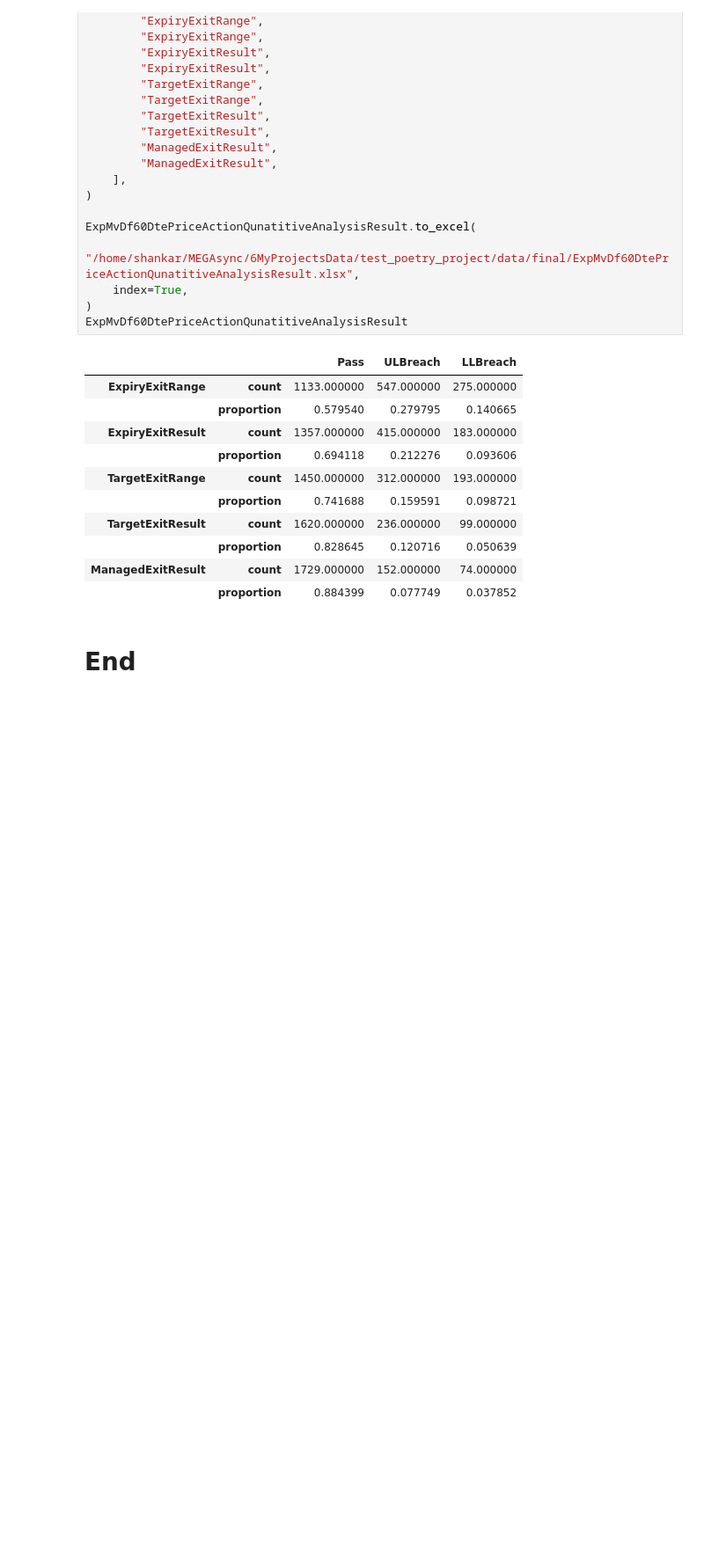
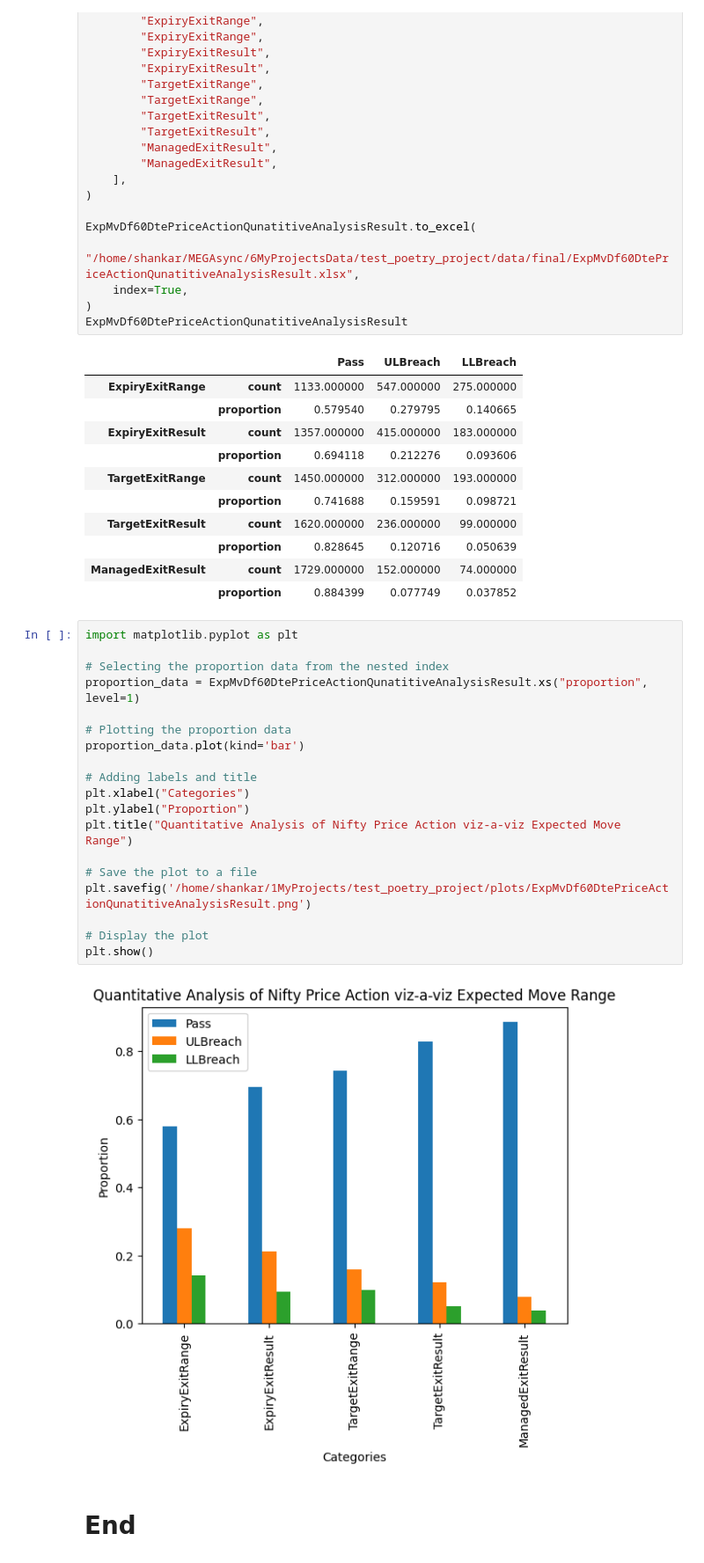
Before and after one commit to shankar58989/NiftyOptionsStrategyExperiment, a Jupyter notebook: notebooks/NSEDataNiftyExpMv60Dte.ipynb, the cells around one changed output. Shown at 88% size. Cells and saved outputs as stored; diff of their text form; blank space fills up the shorter version.

Commit message:
Final results plot

```diff
--- a/notebooks/NSEDataNiftyExpMv60Dte.ipynb
+++ b/notebooks/NSEDataNiftyExpMv60Dte.ipynb
@@ -999,5 +999,26 @@ ExpMvDf60DtePriceActionQunatitiveAnalysisResult
 |  | proportion | 0.828645 | 0.120716 | 0.050639 |
 | ManagedExitResult | count | 1729.000000 | 152.000000 | 74.000000 |
 |  | proportion | 0.884399 | 0.077749 | 0.037852 |
+# %%
+import matplotlib.pyplot as plt
+
+# Selecting the proportion data from the nested index
+proportion_data = ExpMvDf60DtePriceActionQunatitiveAnalysisResult.xs("proportion", level=1)
+
+# Plotting the proportion data
+proportion_data.plot(kind='bar')
+
+# Adding labels and title
+plt.xlabel("Categories")
+plt.ylabel("Proportion")
+plt.title("Quantitative Analysis of Nifty Price Action viz-a-viz Expected Move Range")
+
+# Save the plot to a file
+plt.savefig('/home/shankar/1MyProjects/test_poetry_project/plots/ExpMvDf60DtePriceActionQunatitiveAnalysisResult.png')
+
+# Display the plot
+plt.show()
+# %% [output]
+[figure, added]
 # %% [markdown]
 # End
```
Also changed, not shown: 1 other file.
